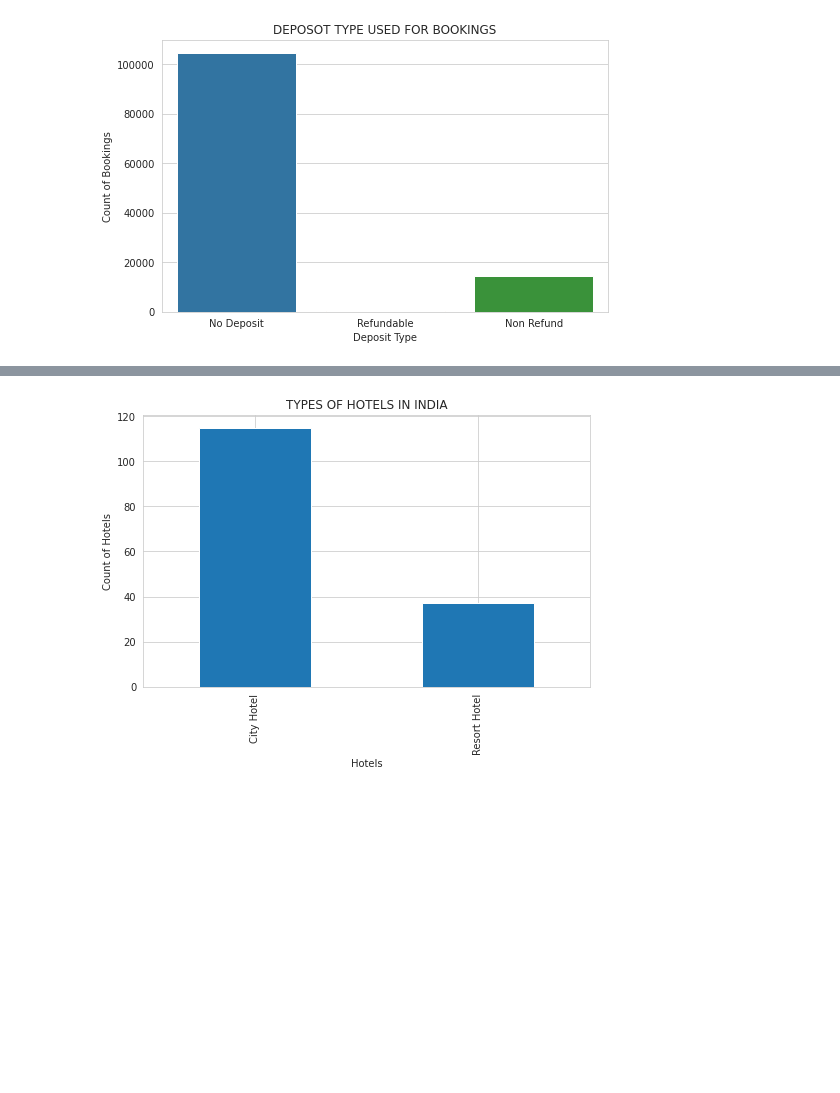
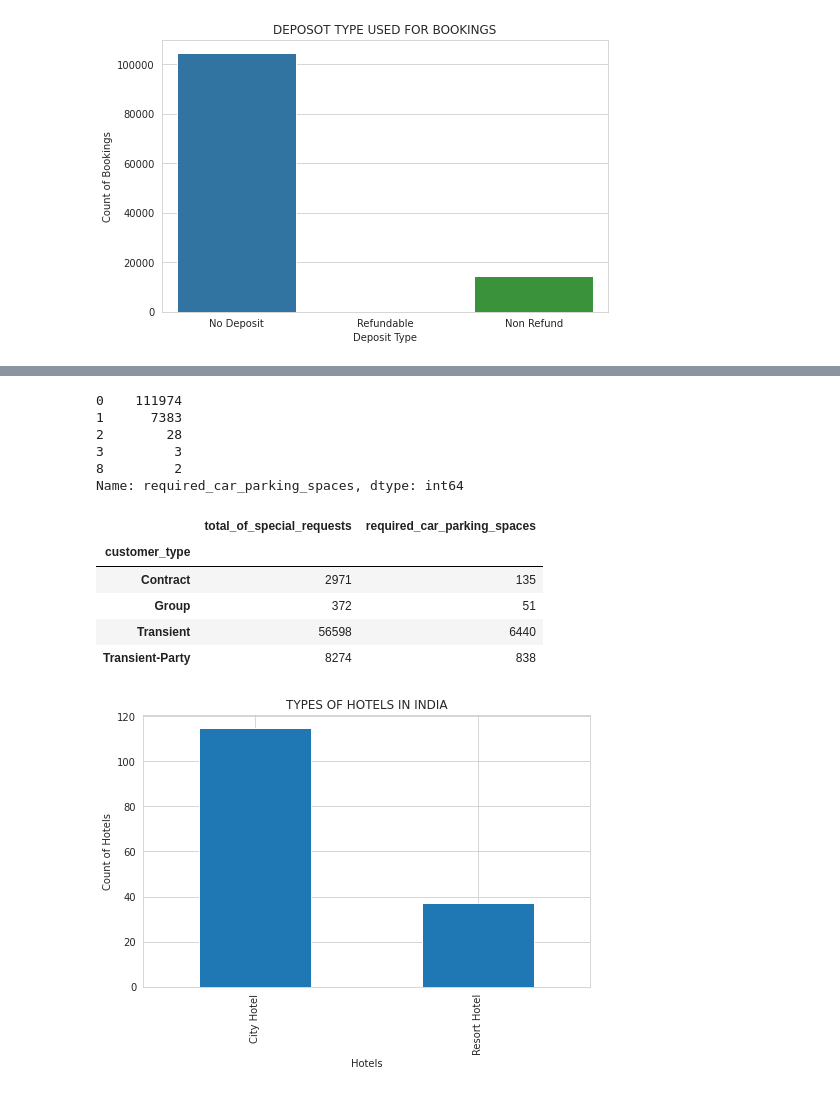
Before and after one commit to amolprabhu/Hotel_Booking_Analysis, a Jupyter notebook: Amol_Prabhu_Hotel_Booking_Analysis_Capstone_Project.ipynb, the cells around one changed output, grey strips where cells are left out. Cells and saved outputs as stored; diff of their text form; code cells hidden in the pictures; blank space fills up the shorter version.

```diff
--- a/Amol_Prabhu_Hotel_Booking_Analysis_Capstone_Project.ipynb
+++ b/Amol_Prabhu_Hotel_Booking_Analysis_Capstone_Project.ipynb
@@ -344,3 +400,23 @@ Text(0.5, 1.0, 'DEPOSOT TYPE USED FOR BOOKINGS')
+# %%
+#Showing the car parking spaces required as per the booking
+data['required_car_parking_spaces'].value_counts()
+# %% [output]
+0    111974
+1      7383
+2        28
+3         3
+8         2
+Name: required_car_parking_spaces, dtype: int64
+# %%
+#Understanding the customer types with car parkings required and special requests made
+data.groupby('customer_type')['total_of_special_requests','required_car_parking_spaces'].sum()
+# %% [output]
+|  | total_of_special_requests | required_car_parking_spaces |
+| customer_type |  |  |
+| Contract | 2971 | 135 |
+| Group | 372 | 51 |
+| Transient | 56598 | 6440 |
+| Transient-Party | 8274 | 838 |
 # %%
 # filtering out hotels in India
 indian_hotels = data[data['country'] == "IND"]
```
Also changed, not shown: parts of 8 cells of this notebook.
